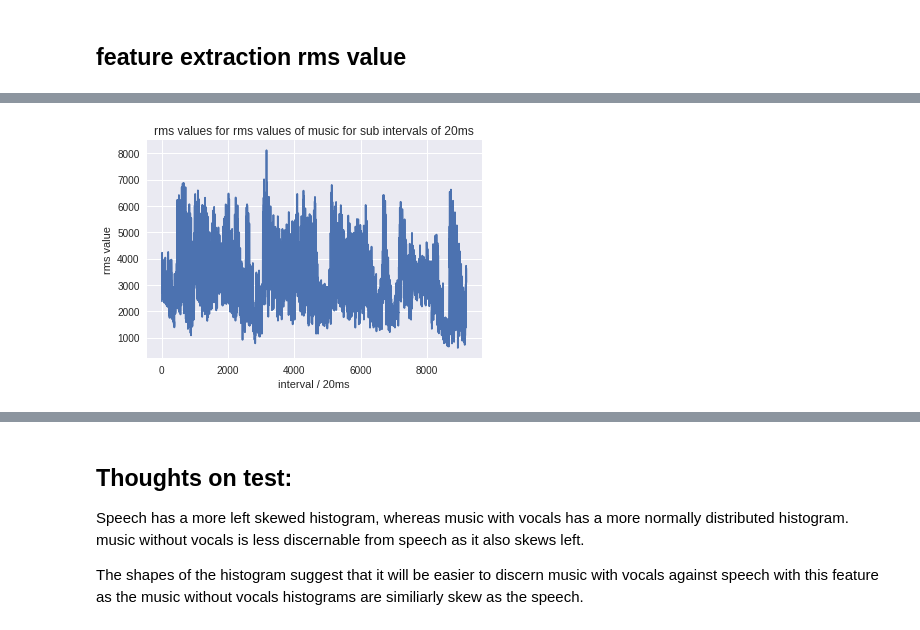
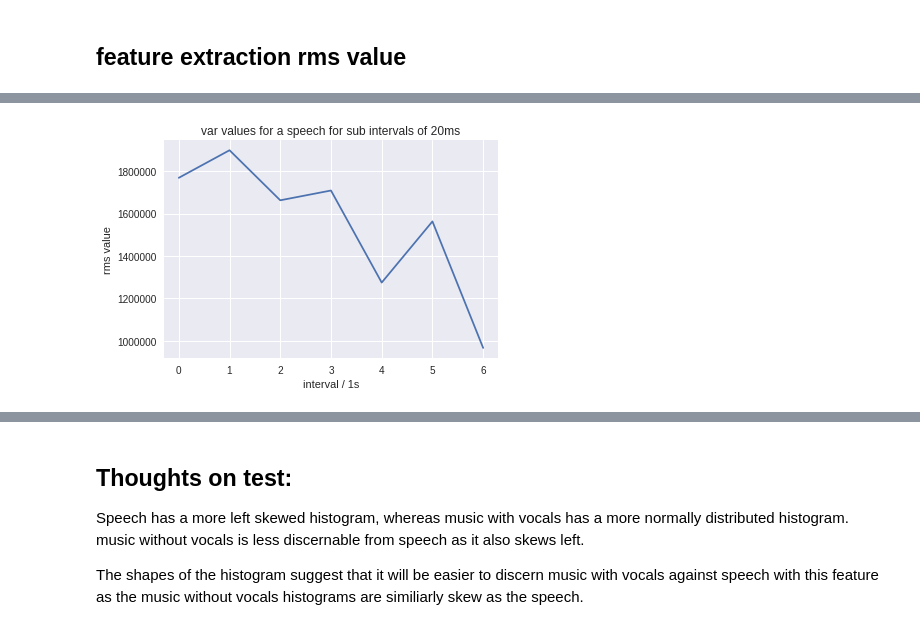
Before and after one commit to Claude47/speech_music_discrimination, a Jupyter notebook: feature_extraction.ipynb, the cells around one changed output, grey strips where cells are left out. Saved outputs shown, nothing was run; the diff lists cells and outputs as text; code cells hidden in the pictures.

```diff
--- a/feature_extraction.ipynb
+++ b/feature_extraction.ipynb
@@ -261,47 +269,100 @@ Our sound files are about 110250 samples in length as per papaer https://pdfs.se
 def rms(sound, window_size, window_overlap):
     """function to calculate the rms values of subwindows of a signal"""
     raw_audio = sound.raw_audio
+    # step1: calculate rms values for windows (20ms or so)
     rms_values = [rms_window(raw_audio[i:i+window_size]) for i in range(0,len(raw_audio),round((1-window_overlap)*window_size))]
-    return rms_values
+
+    # step2: calculate local variance of rms in say 1 second of data i.e 50 windows
+    l_window_size = 40 #25ms x 40 = 1 second
+    print(rms_values)
+    var_values = [lc_variance(rms_values[i:i+l_window_size]) for i in range(0,len(rms_values),l_window_size)]
+    print(var_values)
+    # step3: get the mean of these local variances as feature for that sound
+    mean = np.mean(var_values)
+
+    return rms_values, var_values, mean
 
 def rms_window(window):
     """function return the rms value of a window"""
     return np.sqrt(1/len(window)*np.sum(window*window))
+
+def lc_variance(l_window):
+    """function to return local variance over a larger window"""
+    return np.var(l_window)
 # %%
 """testing rms value"""
-file_path_speech = "mssp3.wav"
-file_path_music = "msmv3.wav"
+file_path_speech = "mssp4.wav"
+file_path_music = "msmv4.wav"
 speech = sound(file_path_speech, from_drive=False)
 music = sound(file_path_music, from_drive=False)
 
-#50 samples corresponds to 20ms at sample frequency of 22kHz
-rms_values_speech = rms(speech,50,0.75)
-rms_values_music = rms(music,50,0.75)
+time_division = 0.025 #25ms windows
+window_overlap = 0.25
+sample_freq = speech.params.get("sample_rate")
+
+# nsamples corresponds to 20ms at sample frequency of 22kHz
+nsamples = round(time_division*sample_freq)
+
+print("time division: ", time_division)
+print("sample freq: ", sample_freq)
+print("window size: ", nsamples)
+
+rms_speech, var_speech, mean_speech = rms(speech, nsamples, window_overlap)
+rms_music, var_music, mean_music = rms(music, nsamples, window_overlap)
 #print(len(sound1.raw_audio))
 
 #histograms plotted with scipy.stats.gaussian_kde
+print("mean speech: ", mean_speech)
+print("mean music: ", mean_music)
+
 
 plt.figure(0)
-plt.plot(rms_values_speech)
+plt.plot(rms_speech)
 plt.title("rms values for a speech for sub intervals of 20ms")
 plt.xlabel("interval / 20ms")
 plt.ylabel("rms value")
 
 plt.figure(1)
-plt.hist(rms_values_speech)
+plt.hist(rms_speech)
 plt.title("histogram for rms values of speech for sub intervals of 20ms")
 plt.xlabel("interval / 20ms")
 plt.ylabel("rms value")
 
+plt.figure(2)
+plt.plot(var_speech)
+plt.title("var values for a speech for sub intervals of 20ms")
+plt.xlabel("interval / 1s")
+plt.ylabel("rms value")
+
 plt.figure(3)
-plt.plot(rms_values_music)
-plt.title("rms values for rms values of music for sub intervals of 20ms")
+plt.hist(var_speech)
+plt.title("histogram for var values of speech for sub intervals of 20ms")
+plt.xlabel("interval / 1s")
+plt.ylabel("rms value")
+
+
+
+plt.figure(4)
+plt.plot(rms_music)
+plt.title("rms values for a speech for sub intervals of 20ms")
 plt.xlabel("interval / 20ms")
 plt.ylabel("rms value")
 
-plt.figure(4)
-plt.hist(rms_values_music)
-plt.title("histogram for rms values of musci for sub intervals of 20ms")
+plt.figure(5)
+plt.hist(rms_music)
+plt.title("histogram for rms values of speech for sub intervals of 20ms")
 plt.xlabel("interval / 20ms")
 plt.ylabel("rms value")
+
+plt.figure(6)
+plt.plot(var_music)
+plt.title("var values for a speech for sub intervals of 20ms")
+plt.xlabel("interval / 1s")
+plt.ylabel("rms value")
+
+plt.figure(7)
+plt.hist(var_music)
+plt.title("histogram for var values of speech for sub intervals of 20ms")
+plt.xlabel("interval / 1s")
+plt.ylabel("rms value")
 # %% [output]
@@ -311 +381 @@ Text(0,0.5,'rms value')
-[figure, old version]
+[figure, new version]
```
Also changed, not shown: parts of 7 cells of this notebook.
